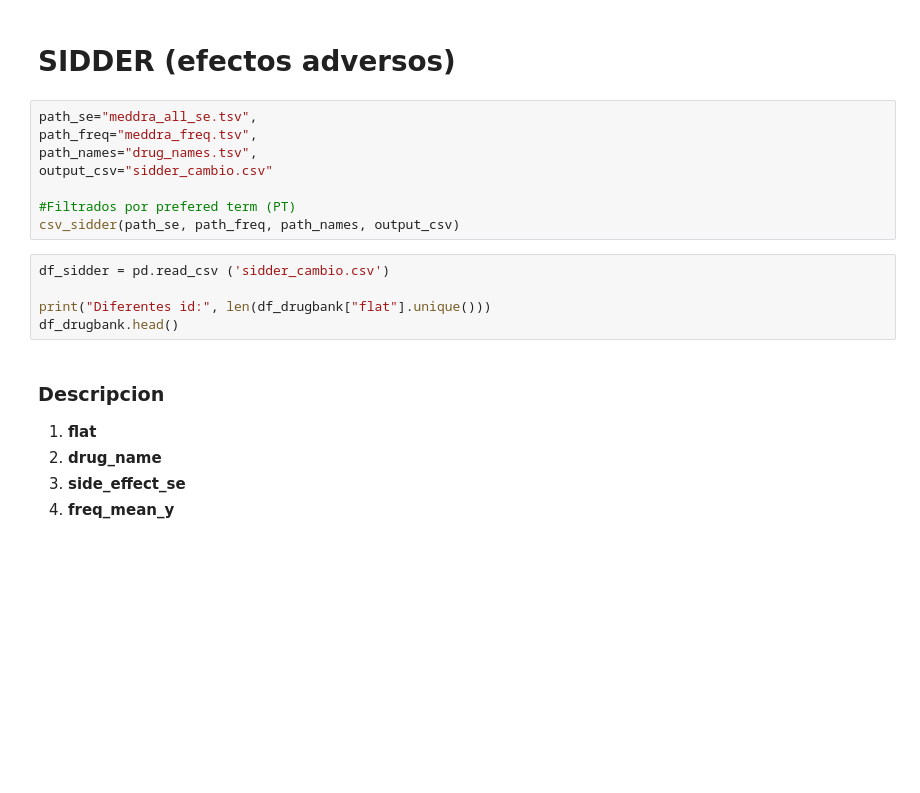
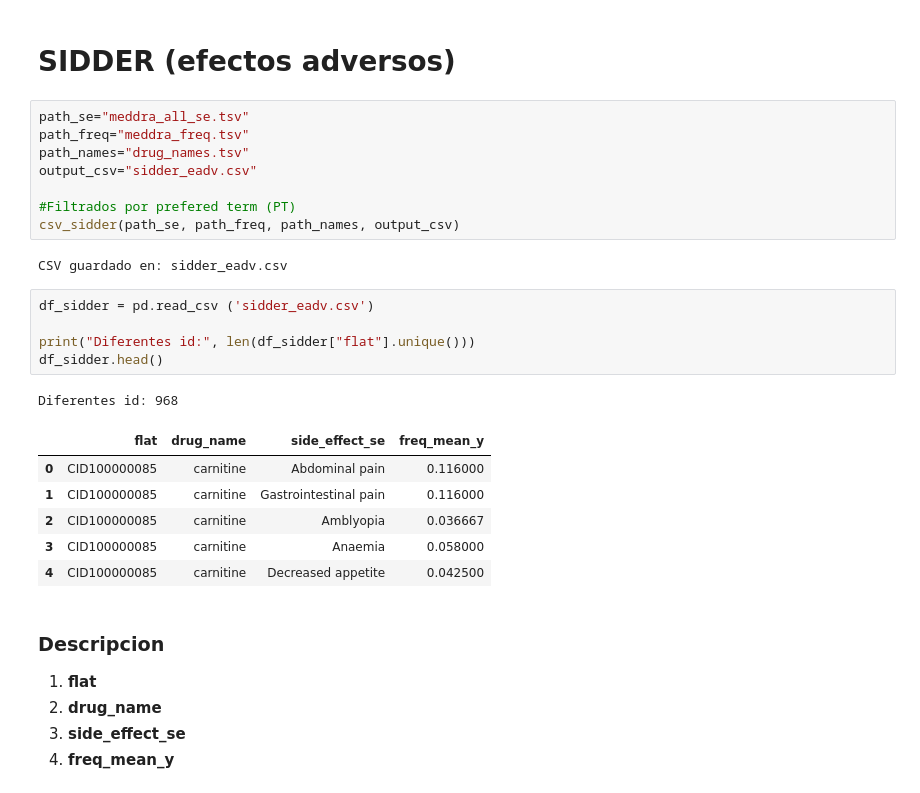
Before and after one commit to CarmenRu/TFG, a Jupyter notebook: Notebooks ejecucion BBDD/Ejecucion_BBDD.ipynb, the cells around one changed output. Drawn from its saved outputs; the diff is of its cells as text; blank space fills up the shorter version.

```diff
--- a/Ejecucion_BBDD.ipynb
+++ b/Notebooks ejecucion BBDD/Ejecucion_BBDD.ipynb
@@ -58,18 +123,28 @@ df_ATC.head()
 # %% [markdown]
 # SIDDER (efectos adversos)
 # %%
-path_se="meddra_all_se.tsv",
-path_freq="meddra_freq.tsv",
-path_names="drug_names.tsv",
-output_csv="sidder_cambio.csv"
+path_se="meddra_all_se.tsv"
+path_freq="meddra_freq.tsv"
+path_names="drug_names.tsv"
+output_csv="sidder_eadv.csv"
 
 #Filtrados por prefered term (PT)
 csv_sidder(path_se, path_freq, path_names, output_csv)
+# %% [output]
+CSV guardado en: sidder_eadv.csv
 # %%
-df_sidder = pd.read_csv ('sidder_cambio.csv')
+df_sidder = pd.read_csv ('sidder_eadv.csv')
 
-print("Diferentes id:", len(df_drugbank["flat"].unique()))
-df_drugbank.head()
+print("Diferentes id:", len(df_sidder["flat"].unique()))
+df_sidder.head()
+# %% [output]
+Diferentes id: 968
+|  | flat | drug_name | side_effect_se | freq_mean_y |
+| 0 | CID100000085 | carnitine | Abdominal pain | 0.116000 |
+| 1 | CID100000085 | carnitine | Gastrointestinal pain | 0.116000 |
+| 2 | CID100000085 | carnitine | Amblyopia | 0.036667 |
+| 3 | CID100000085 | carnitine | Anaemia | 0.058000 |
+| 4 | CID100000085 | carnitine | Decreased appetite | 0.042500 |
 # %% [markdown]
 ### Descripcion
 1. **flat**
```
Also changed, not shown: parts of 33 cells of this notebook, 2 other files.
